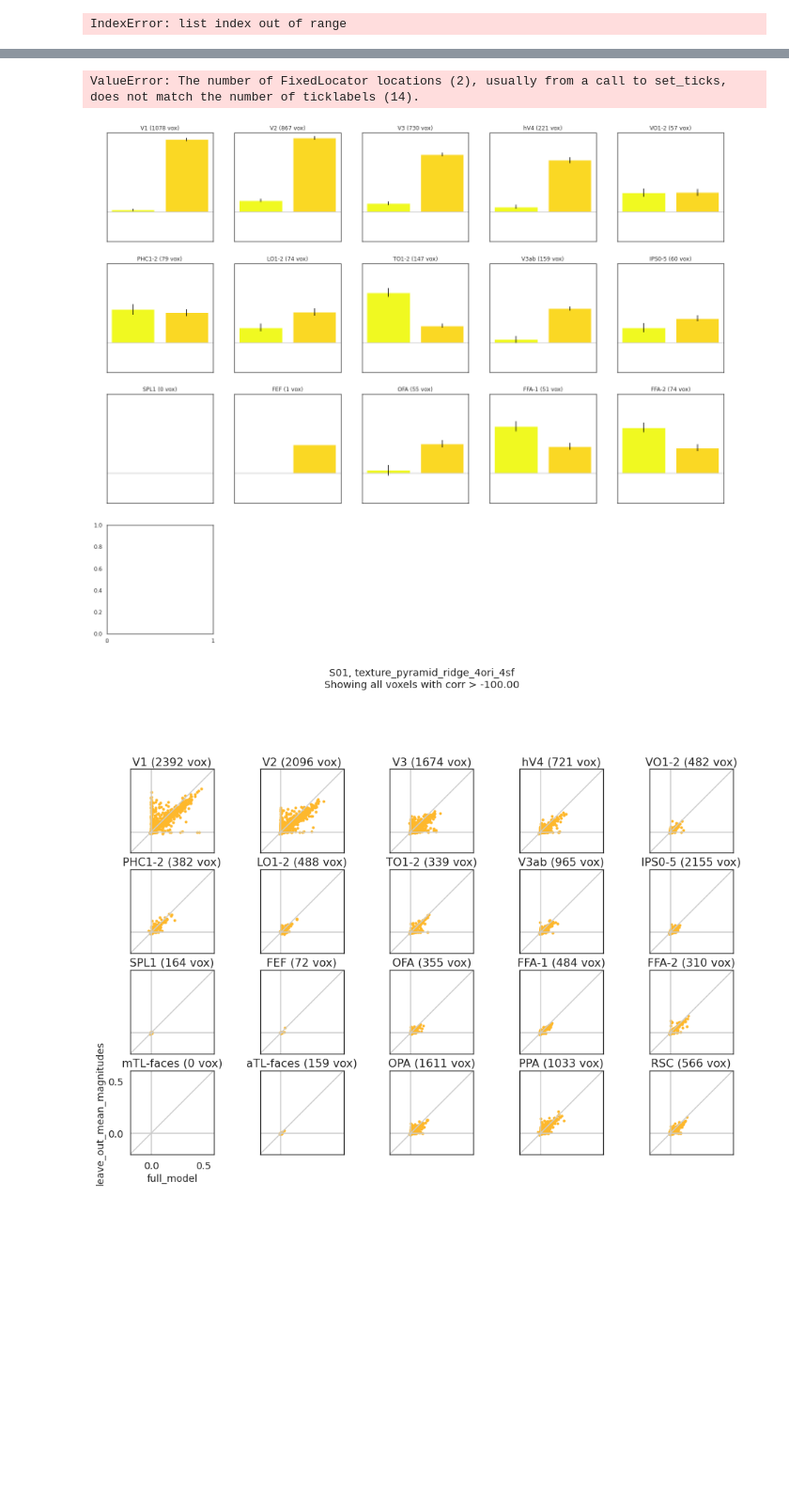
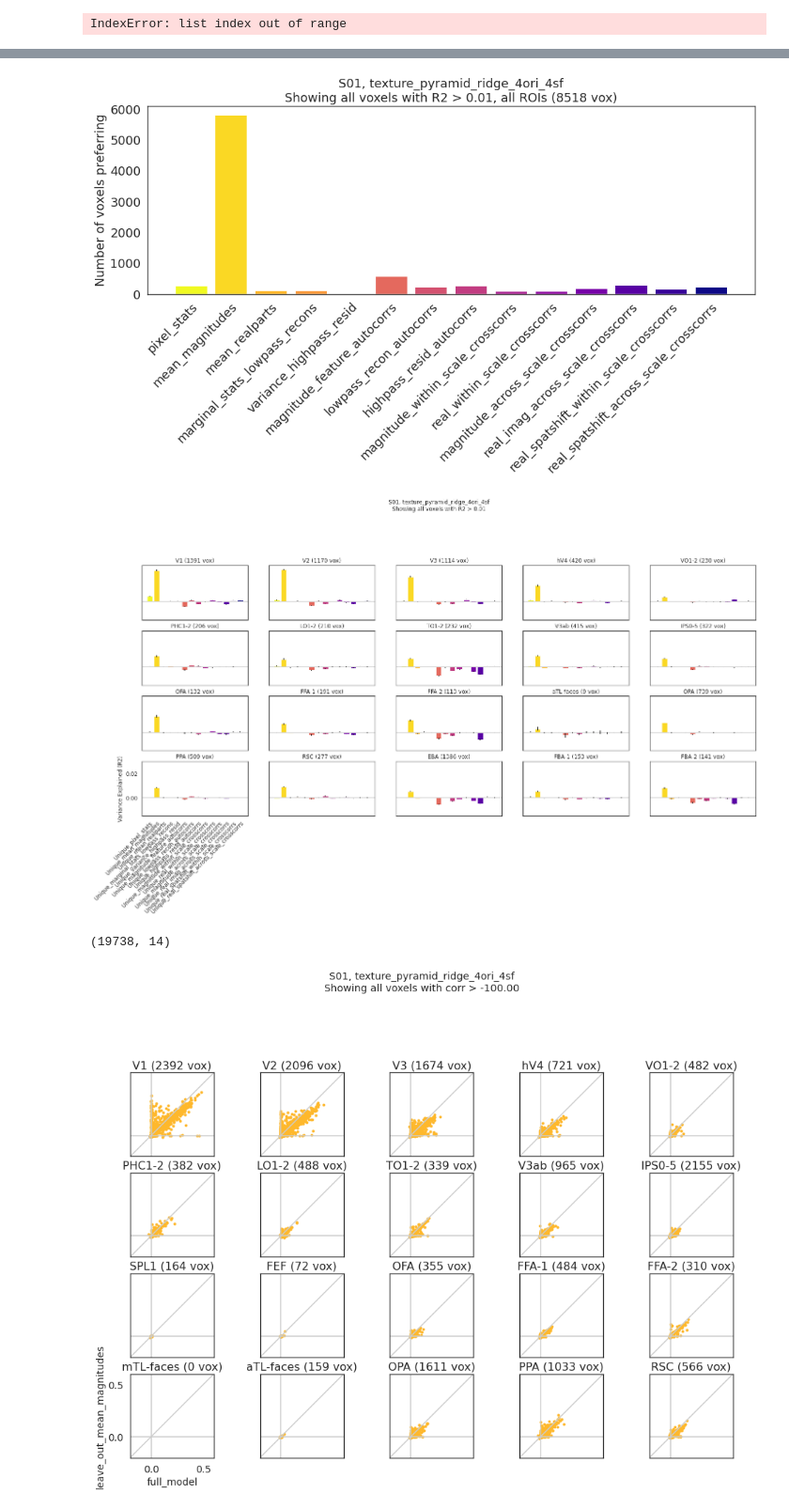
Before and after one commit to mmhenderson/modfit, a Jupyter notebook: notebooks/plot_results/plot_pyramid_texture_model.ipynb, the cells around one changed output, grey strips where cells are left out. Shown at 94% size. Drawn from its saved outputs; the diff is of its cells as text; code cells hidden in the pictures; blank space fills up the shorter version.

```diff
--- a/notebooks/plot_results/plot_pyramid_texture_model.ipynb
+++ b/notebooks/plot_results/plot_pyramid_texture_model.ipynb
@@ -22,13 +22,13 @@ from utils import roi_utils, nsd_utils, default_paths, stats_utils
 
 subject = 1
 volume_space=True
-fitting_type = 'texture_pyramid_ridge_4ori_4sf'
-# fitting_type = 'texture_pyramid_ridge_4ori_4sf_pca_HL'
+# fitting_type = 'texture_pyramid_ridge_4ori_4sf'
+fitting_type = 'texture_pyramid_ridge_4ori_4sf_pca_HL'
 # fitting_type = 'texture_pyramid_ridge_4ori_4sf_pca_LL_pca_HL'
 
 root = os.path.dirname(os.path.dirname(os.getcwd()))
 out, fig_save_folder = load_fits.load_fit_results(subject, volume_space, fitting_type, \
-                                                  n_from_end=1, root=root, verbose=True);
+                                                  n_from_end=0, root=root, verbose=True);
 load_fits.print_output_summary(out)
 
 if not os.path.exists(fig_save_folder):
@@ -371,34 +378,81 @@ if fig_save_folder is not None:
+# %%
+plot_utils.set_all_font_sizes(fs = 18)
+r2_cutoff = 0.01
+
+ff_inds = np.arange(15,29)
+n_submodels = len(ff_inds)
+n_feature_types = n_submodels
+
+# Compute variance explained by each feature type - how well does the model without that feature type
+# do, compared to the model with all features?
+# (subtract later columns from the first column)
+var_expl = np.tile(np.expand_dims(val_r2[:,0], axis=1), [1,n_submodels]) - val_r2[:,ff_inds]
+max_ve  = np.argmax(var_expl, axis=1)
+ve_names = ['Unique_' + out['partial_version_names'][ff][10:] \
+                             for ff in ff_inds]
+
+inds2use = out['val_r2'][:,0]>r2_cutoff
+
+unvals = np.arange(0,n_feature_types)
+counts = np.array([np.sum(np.logical_and(max_ve==ff, inds2use)) for ff in unvals])
+counts = counts[np.newaxis,:]
+
+ve_names = out['feature_info'][1]
+colors = cm.plasma(np.linspace(0,1,len(ve_names)))
+colors = np.flipud(colors)
+
+bp = plot_utils.bar_plot(colors=colors, column_labels=ve_names, ylabel='Number of voxels preferring', \
+                 title='S%02d, %s\nShowing all voxels with R2 > %.2f, all ROIs (%d vox)'%(subject, fitting_type, \
+                                                        r2_cutoff, np.sum(inds2use)), \
+                                                        horizontal_line_pos=0, ylims=None)
+bp.create(data=counts, new_fig=True)
+
+plt.gcf().subplots_adjust(bottom=0.4)
+
+if fig_save_folder is not None:
+    plt.savefig(os.path.join(fig_save_folder,'hist_highest_uniqvar_features_allrois.pdf'))
+    plt.savefig(os.path.join(fig_save_folder,'hist_highest_uniqvar_features_allrois.png'))
+# %% [output]
+[figure, added]
 # %%
 plot_utils.set_all_font_sizes(fs = 12)
-cc_cutoff = 0.20
-val_r2 = analysis_utils.get_r2(out)
+r2_cutoff = 0.01
+val_r2 = out['val_r2']
 
-var_expl = np.tile(np.expand_dims(val_r2[:,0], axis=1), [1,val_r2.shape[1]-1]) - val_r2[:,1:]
+ff_inds = np.arange(15,29)
+n_submodels = len(ff_inds)
+
+var_expl = np.tile(np.expand_dims(val_r2[:,0], axis=1), [1,n_submodels]) - val_r2[:,ff_inds]
+ve_names = ['Unique_' + out['partial_version_names'][ff][10:] \
+                             for ff in ff_inds]
 # var_expl = np.concatenate([val_r2[:,0:1], var_expl], axis=1)
-# ve_names = ['Full Model'] + ['Unique_' + ff for ff in out['feature_info'][1]]
-ve_names = ['Unique_' + ff for ff in out['feature_info'][1]]
+# ve_names = ['Full Model'] + ['Unique_' + out['partial_version_names'][ff][10:] \
+#                              for ff in ff_inds]
 
 colors = cm.plasma(np.linspace(0,1,len(ve_names)))
+colors = np.flipud(colors)
 # graycolor = np.array([0.6, 0.6, 0.6, 1])
 # colors = np.concatenate((graycolor[np.newaxis,:], np.flipud(colors)), axis=0)
-colors = np.flipud(colors)
 
-inds2use = out['val_cc'][:,0]>cc_cutoff
+inds2use = val_r2[:,0]>r2_cutoff
 
 bp = plot_utils.bar_plot(colors=colors, column_labels=ve_names, ylabel='Variance Explained (R2)', plot_errorbars=True, \
-                  horizontal_line_pos=0, ylims=[-0.015, 0.04])
+                  horizontal_line_pos=0, ylims=[-0.015, 0.03])
 
-plot_utils.create_roi_subplots(var_expl, inds2use, bp, subject, out, \
-                    suptitle='S%02d, %s\nShowing all voxels with corr > %.2f'%(subject, fitting_type, cc_cutoff))
+plot_utils.create_roi_subplots(var_expl, inds2use, bp, subject, out, roi_def=roi_def, skip_inds=skip_inds, \
+                    suptitle='S%02d, %s\nShowing all voxels with R2 > %.2f'%(subject, fitting_type, r2_cutoff))
 
 plt.gcf().subplots_adjust(bottom=0.5)
 
 if fig_save_folder is not None:
     plt.savefig(os.path.join(fig_save_folder,'uniq_var_bars_texturefeat_eachroi.pdf'))
     plt.savefig(os.path.join(fig_save_folder,'uniq_var_bars_texturefeat_eachroi.png'))
 # %% [output]
-ValueError: The number of FixedLocator locations (2), usually from a call to set_ticks, does not match the number of ticklabels (14).
-[figure, old version]
+[figure, new version]
+# %%
+var_expl.shape
+# %% [output]
+(19738, 14)
 # %%
 pp1=0
 pp2=2
```
Also changed, not shown: parts of 22 cells of this notebook, 10 other files.
